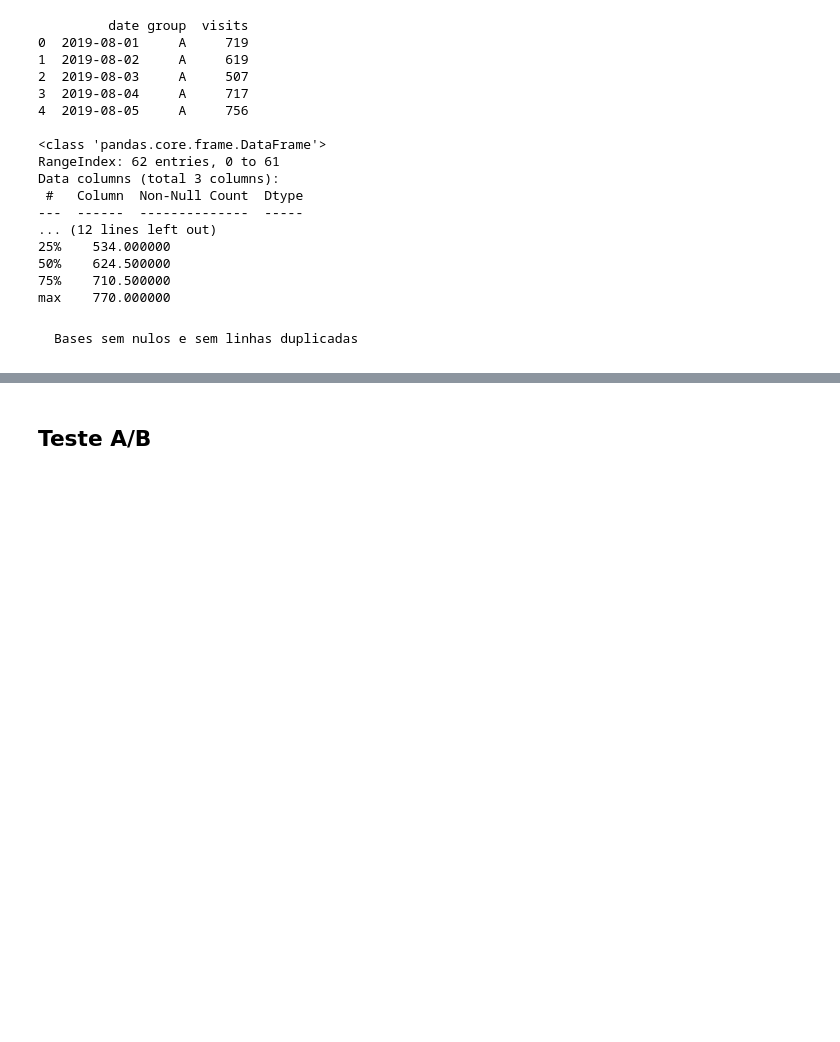
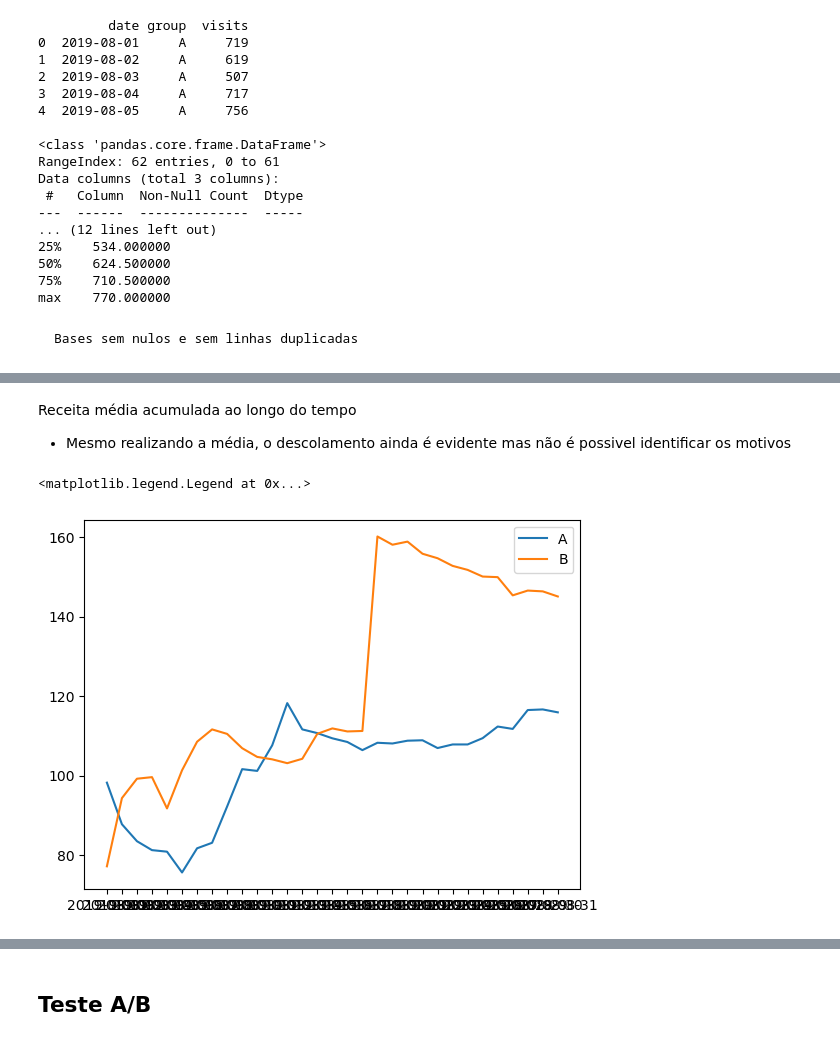
Before and after one commit to carlos-ecn/sprint_9_teste-AB.rev.1, a Jupyter notebook: sprint9.teste.AB.ipynb, the cells around one changed output, grey strips where cells are left out. Saved outputs shown, nothing was run; the diff lists cells and outputs as text; code cells hidden in the pictures; blank space fills up the shorter version.

```diff
--- a/sprint9.teste.AB.ipynb
+++ b/sprint9.teste.AB.ipynb
@@ -186,0 +228,11 @@ max    770.000000
+# %% [markdown]
+Receita média acumulada ao longo do tempo
+
+ - Mesmo realizando a média, o descolamento ainda é evidente mas não é possivel identificar os motivos
+# %%
+plt.plot(graf_acumul_A['date'],graf_acumul_A['revenue']/graf_acumul_A['transactionId'],label='A')
+plt.plot(graf_acumul_B['date'],graf_acumul_B['revenue']/graf_acumul_B['transactionId'],label='B')
+plt.legend()
+# %% [output]
+<matplotlib.legend.Legend at 0x...>
+[figure, added]
```
Also changed, not shown: parts of 21 cells of this notebook.
